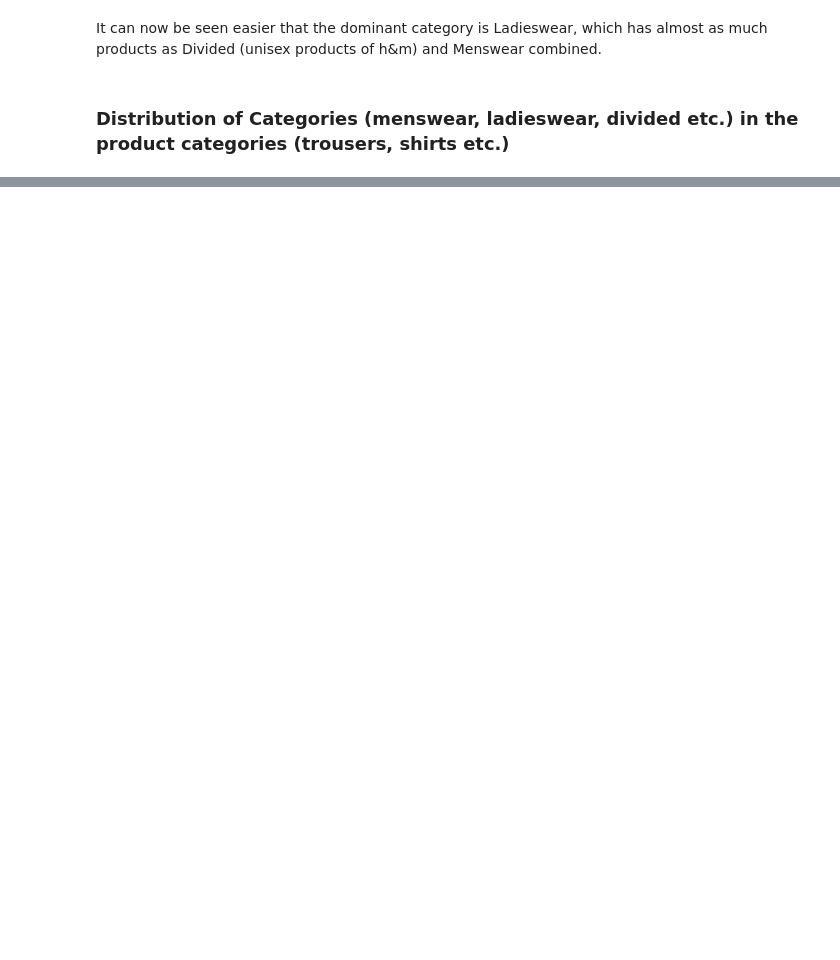
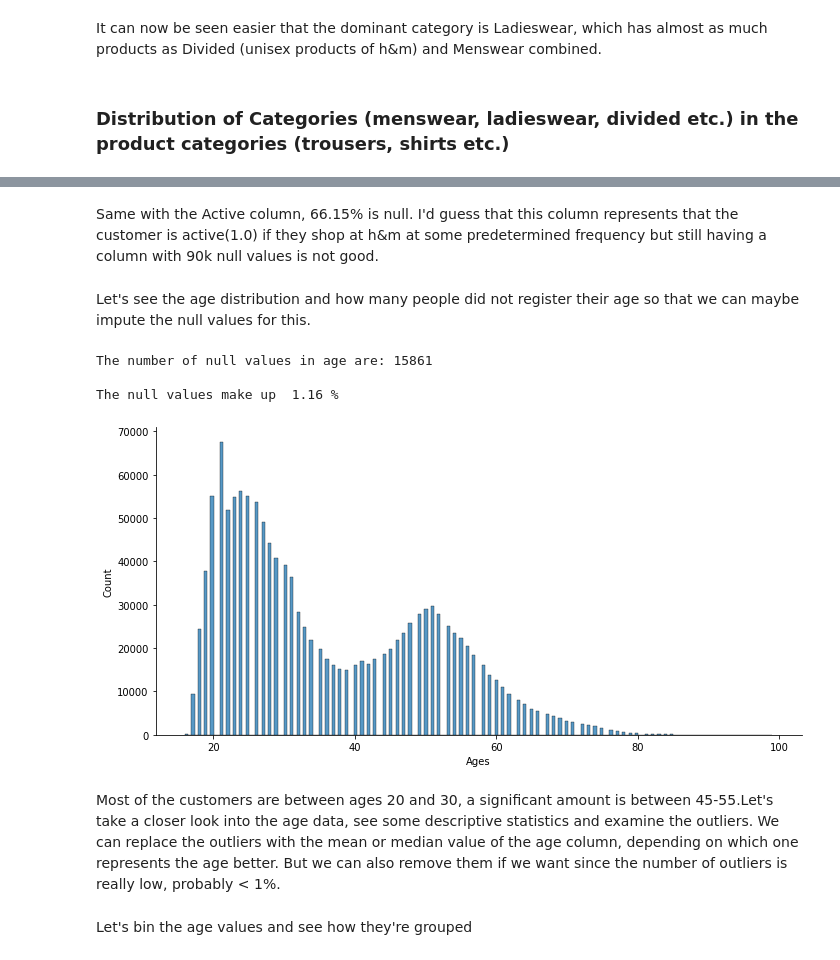
Before and after one commit to kaancceylan/exploratory-data-analysis, a Jupyter notebook: Kaggle_H&M_EDA.ipynb, the cells around one changed output, grey strips where cells are left out. Drawn from its saved outputs; the diff is of its cells as text; code cells hidden in the pictures; blank space fills up the shorter version.

```diff
--- a/Kaggle_H&M_EDA.ipynb
+++ b/Kaggle_H&M_EDA.ipynb
@@ -143,0 +295,4 @@ Distribution of Categories (menswear, ladieswear, divided etc.) in the product c
+# %%
+#@title {display-mode: "form"}
+customers['fashion_news_frequency'] = customers['fashion_news_frequency'].replace(['None'], 'NONE')
+print("The entries in fashion_news_frequency and their distributions are:\n", customers['fashion_news_frequency'].value_counts(), "\n")
@@ -143,0 +337,23 @@ Distribution of Categories (menswear, ladieswear, divided etc.) in the product c
+# %% [markdown]
+Same with the Active column, 66.15% is null. I'd guess that this column represents that the customer is active(1.0) if they shop at h&m at some predetermined frequency but still having a column with 90k null values is not good.
+# %% [markdown]
+Let's see the age distribution and how many people did not register their age so that we can maybe impute the null values for this.
+# %%
+#@title {display-mode: "form"}
+print("The number of null values in age are:", customers['age'].isnull().sum(), "\n")
+print("The null values make up ", "{:.2f}".format((customers['age'].isnull().sum()*100)/len(customers['age'])),"%")
+# %% [output]
+The number of null values in age are: 15861
+
+The null values make up  1.16 %
+# %%
+#@title {display-mode: "form"}
+age_plot = sns.displot(data=customers, x='age', aspect=2)
+age_plot.set_axis_labels('Ages', 'Count')
+plt.show()
+# %% [output]
+[figure, added]
+# %% [markdown]
+Most of the customers are between ages 20 and 30, a significant amount is between 45-55.Let's take a closer look into the age data, see some descriptive statistics and examine the outliers. We can replace the outliers with the mean or median value of the age column, depending on which one represents the age better. But we can also remove them if we want since the number of outliers is really low, probably < 1%.
+# %% [markdown]
+Let's bin the age values and see how they're grouped
```
Also changed, not shown: parts of 48 cells of this notebook.
